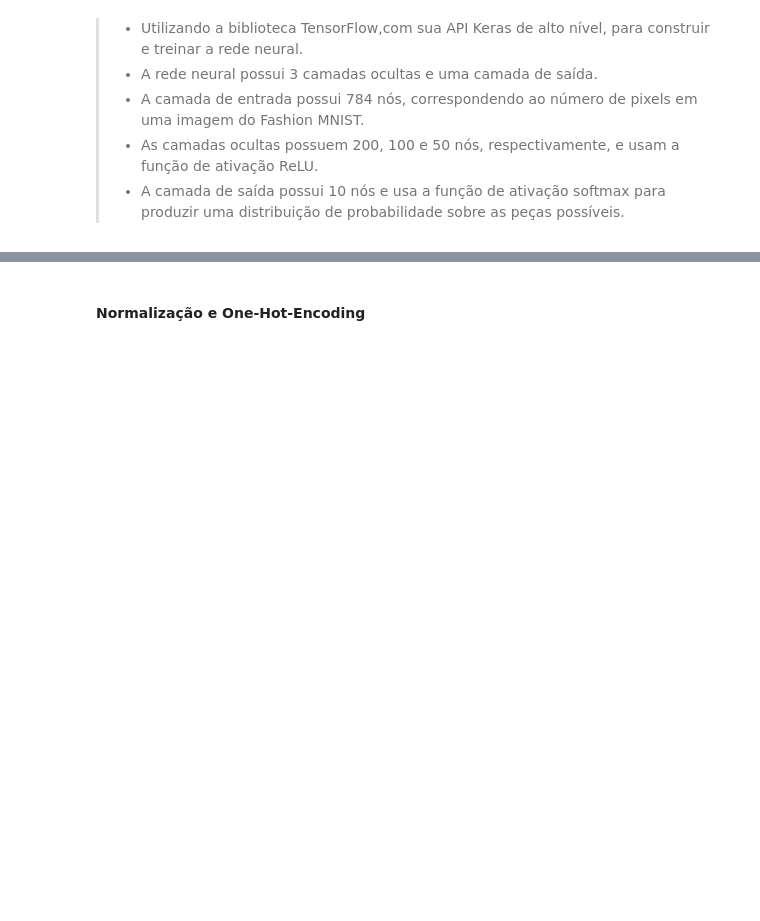
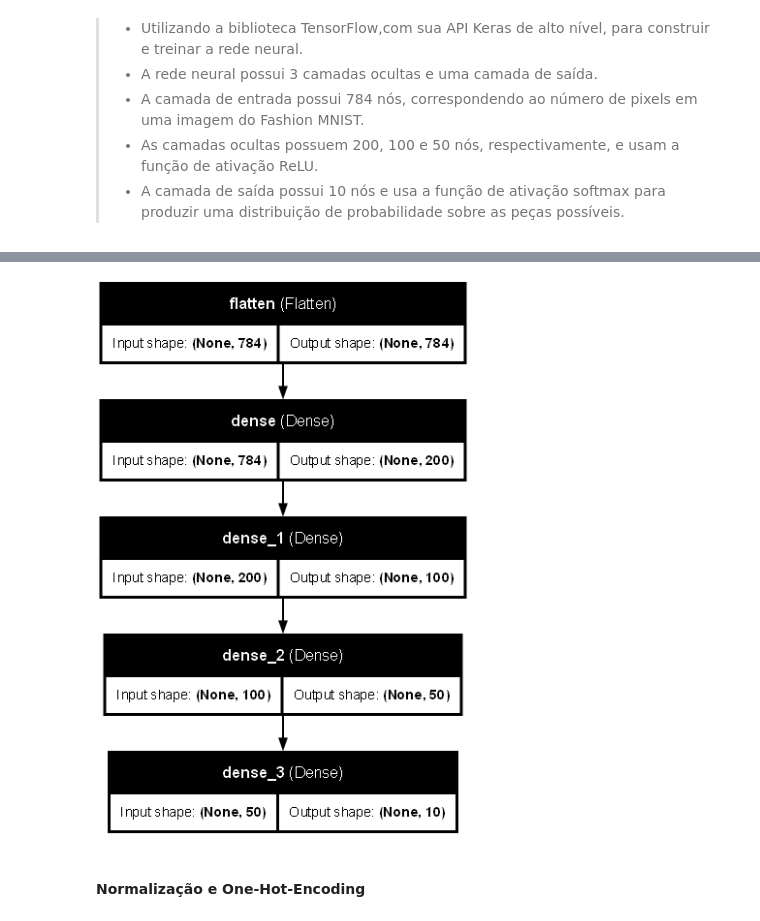
Before and after one commit to anycarolinys/projeto_visao_computacional, a Jupyter notebook: visao_computacional.ipynb, the cells around one changed output, grey strips where cells are left out. Saved outputs shown, nothing was run; the diff lists cells and outputs as text; code cells hidden in the pictures; blank space fills up the shorter version.

```diff
--- a/visao_computacional.ipynb
+++ b/visao_computacional.ipynb
@@ -250,15 +253,15 @@ from sklearn.metrics import ConfusionMatrixDisplay
 > - As camadas ocultas possuem 200, 100 e 50 nós, respectivamente, e usam a função de ativação ReLU.
 > - A camada de saída possui 10 nós e usa a função de ativação softmax para produzir uma distribuição de probabilidade sobre as peças possíveis.
 # %%
-model = keras.Sequential([
-    keras.layers.Flatten(input_shape=(784,)),
-    keras.layers.Dense(200, activation='relu'),
-    keras.layers.Dense(100, activation='relu'),
-    keras.layers.Dense(50, activation='relu'),
-    keras.layers.Dense(10, activation='softmax')
+model = Sequential([
+    Flatten(input_shape=(784,)),
+    Dense(200, activation='relu'),
+    Dense(100, activation='relu'),
+    Dense(50, activation='relu'),
+    Dense(10, activation='softmax')
 ])
 
-adam = keras.optimizers.Adam(learning_rate=0.001)
+adam = Adam(learning_rate=0.001)
 model.compile(optimizer=adam,
               loss=["categorical_crossentropy"],
               metrics=['accuracy'])
@@ -267,6 +288,8 @@ model.summary()
 # %%
-# plot_model(model, show_shapes=True, show_layer_names=True, to_file='./model.png')
-plot_model(model, show_shapes=True, show_layer_names=True, dpi=72)
+plot_model(model, show_shapes=True, show_layer_names=True, dpi=72, to_file='./neural_network_model.png')
+# plot_model(model, show_shapes=True, show_layer_names=True, dpi=72)
+# %% [output]
+[figure, added]
 # %% [markdown]
 #### **Normalização e One-Hot-Encoding**
 # %%
```
Also changed, not shown: parts of 27 cells of this notebook, 2 other files.
